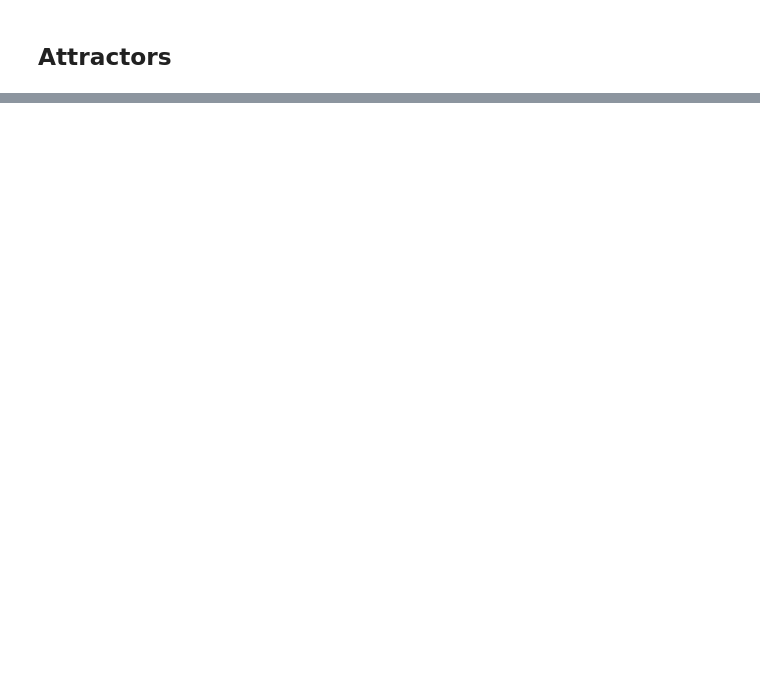
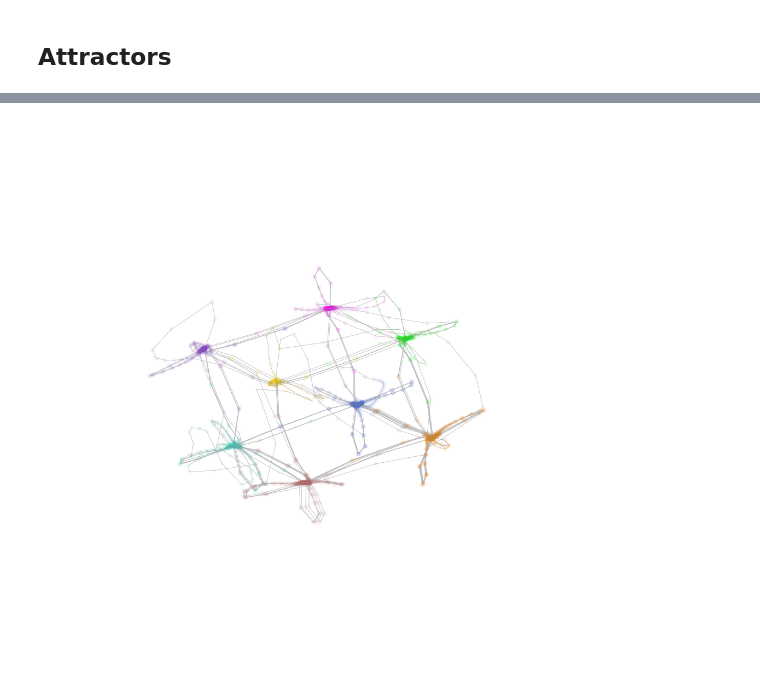
Before and after one commit to EricElmoznino/qualia_and_dynamics, a Jupyter notebook: depictions.ipynb, the cells around one changed output, grey strips where cells are left out. Saved outputs shown, nothing was run; the diff lists cells and outputs as text; code cells hidden in the pictures; blank space fills up the shorter version.

```diff
--- a/depictions.ipynb
+++ b/depictions.ipynb
@@ -261,0 +301,36 @@ plt.show()
+# %%
+from jax.scipy.linalg import svd
+
+
+def tension_to_index(tension):
+    tension = jnp.round(tension)
+    return int((tension[0]+1)/2+(tension[1]+1)+2*(tension[2]+1))
+
+
+def pca_transform(X, n_components):
+    U, _, _ = svd(X - X.mean(axis=0), full_matrices=False)
+    return U[:, :n_components]
+
+states = np.loadtxt('data/3-bit-flip-flop_trajectories.gz')
+states = pca_transform(states, n_components=3)
+states = states[:3000]
+
+color_map = ('indianred','darkorange','gold','lime','turquoise','royalblue','blueviolet','magenta')
+colors = np.loadtxt('data/3-bit-flip-flop_output.gz')
+colors = colors[:3000]
+colors = [tension_to_index(c) for c in colors]
+colors = [color_map[c] for c in colors]
+# %%
+fig = plt.figure(figsize=(5, 5))
+ax = fig.add_subplot(projection='3d')
+
+ax.plot(states[:, 0], states[:, 1], states[:, 2], color='gray', linewidth=0.3, alpha=0.5)
+ax.scatter(states[:, 0], states[:, 1], states[:, 2], color=colors,
+           s=5, alpha=0.05)
+
+ax.set_axis_off()
+ax.view_init(elev=15, azim=-40)
+
+plt.savefig('saved/attractors-3-bit-flip-flop.png')
+# %% [output]
+[figure, added]
```
Also changed, not shown: parts of 8 cells of this notebook, 12 other files.
